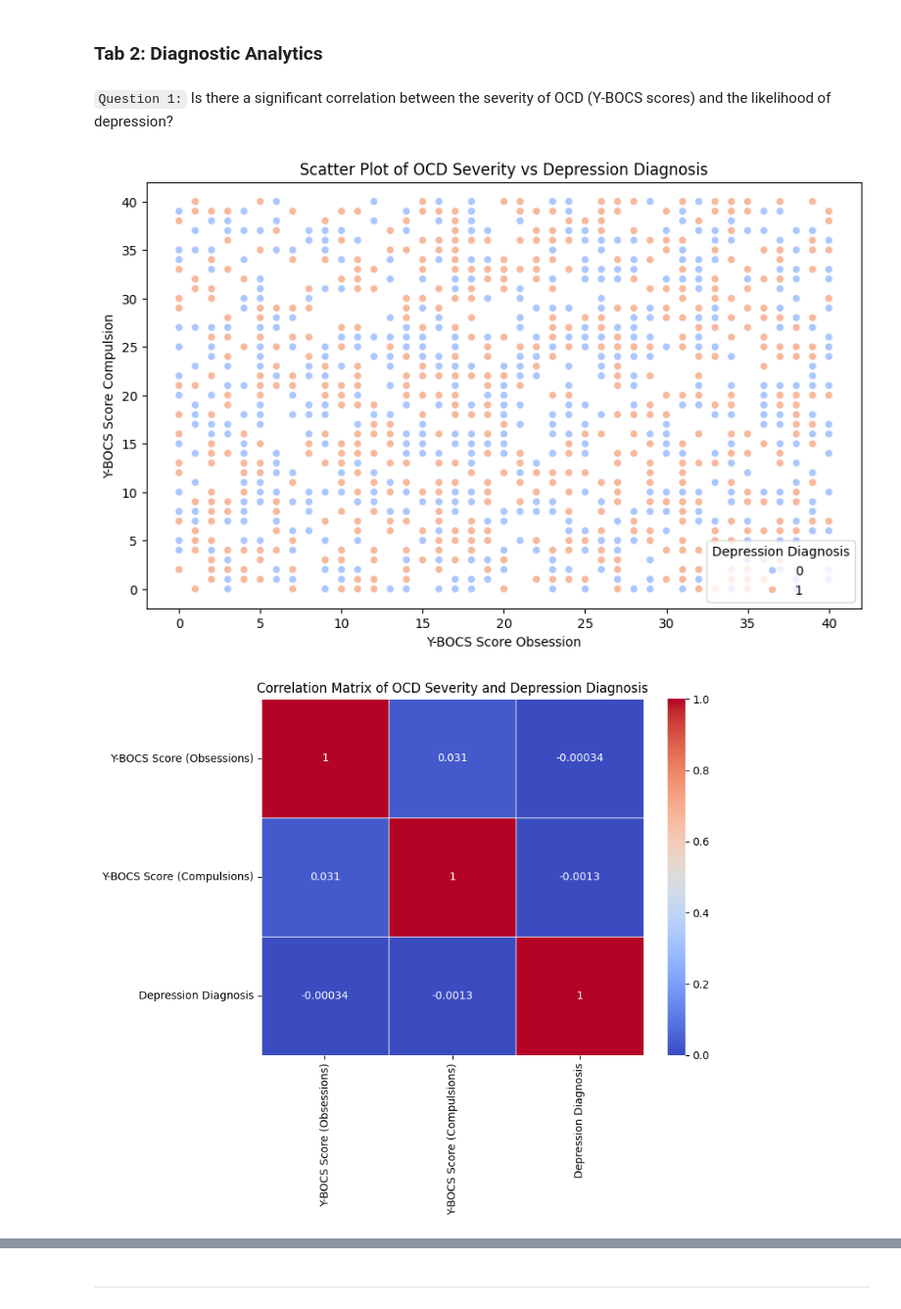
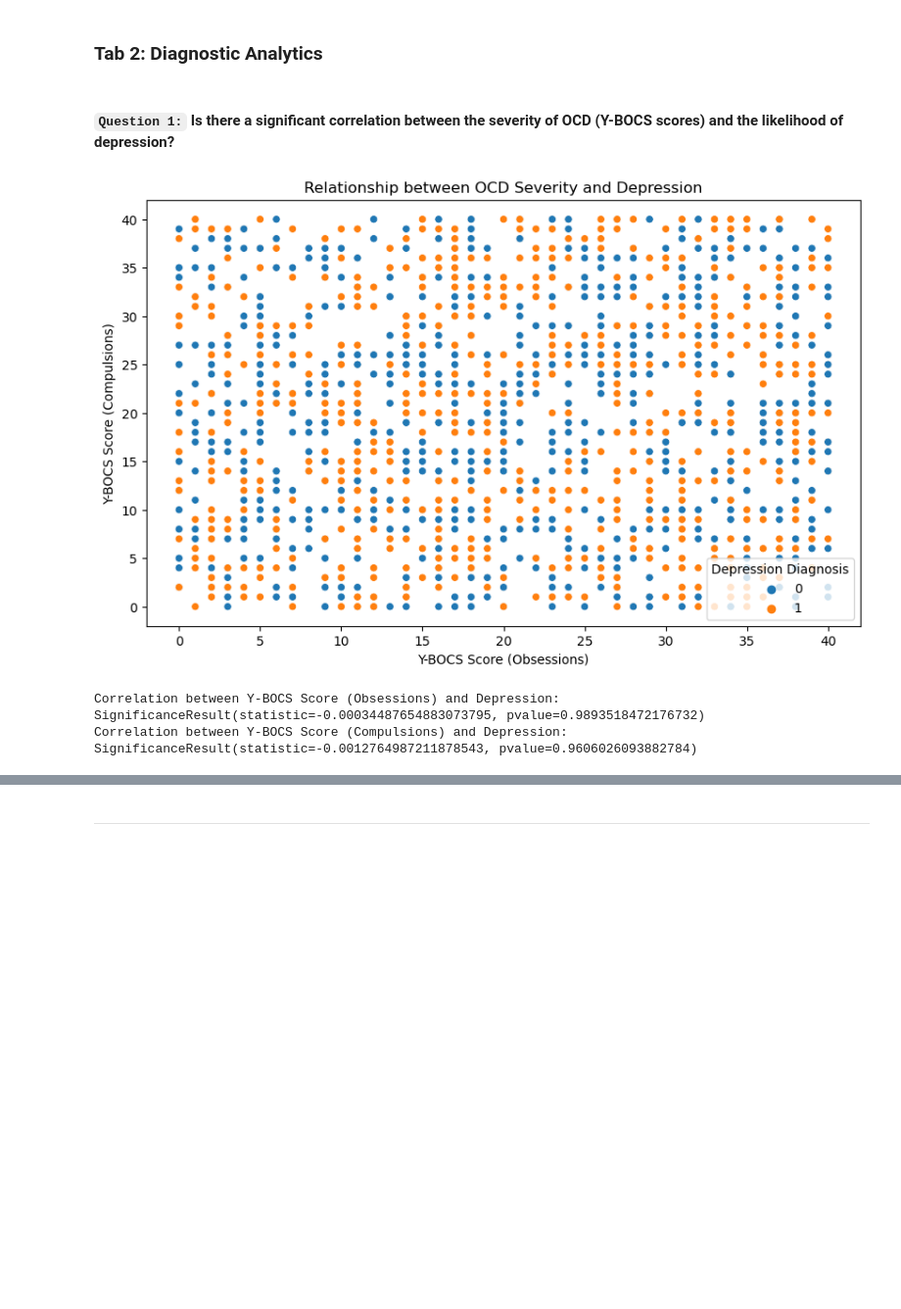
Before and after one commit to aalexakos/Depression-Detection, a Jupyter notebook: JupyterNotebookDepressionDataset.ipynb, the cells around one changed output, grey strips where cells are left out. Shown at 98% size. Saved outputs shown, nothing was run; the diff lists cells and outputs as text; code cells hidden in the pictures; blank space fills up the shorter version.

```diff
--- a/JupyterNotebookDepressionDataset.ipynb
+++ b/JupyterNotebookDepressionDataset.ipynb
@@ -160,4 +84,19 @@ from sklearn.preprocessing import OneHotEncoder
 # %%
+
+# Handle Missing Values
+df['Previous Diagnoses'].fillna('No Previous Diagnoses', inplace=True)
+df['Medications'].fillna('No Medications', inplace=True)
+
+# Drop columns which aren't needed
+df.drop(columns=["OCD Diagnosis Date"], inplace=True)
+df.drop(columns=["Patient ID"], inplace=True)
+
+# Datatype
+df['Depression Diagnosis'] = df['Depression Diagnosis'].map({'Yes': 1, 'No': 0})
+df['Family History of OCD'] = df['Family History of OCD'].map({'Yes': 1, 'No': 0})
+df['Anxiety Diagnosis'] = df['Anxiety Diagnosis'].map({'Yes': 1, 'No': 0})
+df['Gender'] = df['Gender'].map({'Male': 0, 'Female': 1})
+
 # OneHotEncode
 # Compulsion Type
 compulsion_types = df['Compulsion Type'].unique()
@@ -427,24 +358,26 @@ plt.show()
 # %% [markdown]
 ### Tab 2: Diagnostic Analytics
 # %% [markdown]
-`Question 1:` Is there a significant correlation between the severity of OCD (Y-BOCS scores) and the likelihood of depression?
+#### `Question 1:` Is there a significant correlation between the severity of OCD (Y-BOCS scores) and the likelihood of depression?
 # %%
-# Scatter plot for Y-BOCS scores (obsession and compulsion) vs depression diagnosis
+# Create a temporary DataFrame
+df_temp = df.copy()
+
+# Plot the scatter plot
 plt.figure(figsize=(10, 6))
-sns.scatterplot(x='Y-BOCS Score (Obsessions)', y='Y-BOCS Score (Compulsions)', hue='Depression Diagnosis', data=df_p, palette='coolwarm')
-plt.title("Scatter Plot of OCD Severity vs Depression Diagnosis")
-plt.xlabel("Y-BOCS Score Obsession")
-plt.ylabel("Y-BOCS Score Compulsion")
+sns.scatterplot(x='Y-BOCS Score (Obsessions)', y='Y-BOCS Score (Compulsions)', hue='Depression Diagnosis', data=df_temp)
+plt.title('Relationship between OCD Severity and Depression')
+plt.xlabel('Y-BOCS Score (Obsessions)')
+plt.ylabel('Y-BOCS Score (Compulsions)')
 plt.show()
 
-# Correlation matrix for numerical variables
-numerical_cols = ['Y-BOCS Score (Obsessions)', 'Y-BOCS Score (Compulsions)', 'Depression Diagnosis']
-corr_matrix = df_p[numerical_cols].corr()
+# Calculate the point biserial correlation coefficient
+correlation_obsessions = pointbiserialr(df_temp['Y-BOCS Score (Obsessions)'], df_temp['Depression Diagnosis'])
+correlation_compulsions = pointbiserialr(df_temp['Y-BOCS Score (Compulsions)'], df_temp['Depression Diagnosis'])
 
-plt.figure(figsize=(8, 6))
-sns.heatmap(corr_matrix, annot=True, cmap='coolwarm', linewidths=0.5)
-plt.title("Correlation Matrix of OCD Severity and Depression Diagnosis")
-plt.show()
+print(f'Correlation between Y-BOCS Score (Obsessions) and Depression: {correlation_obsessions}')
+print(f'Correlation between Y-BOCS Score (Compulsions) and Depression: {correlation_compulsions}')
 # %% [output]
-[figure, old version]
+[figure, new version]
-[figure, removed]
+Correlation between Y-BOCS Score (Obsessions) and Depression: SignificanceResult(statistic=-0.00034487654883073795, pvalue=0.9893518472176732)
+Correlation between Y-BOCS Score (Compulsions) and Depression: SignificanceResult(statistic=-0.0012764987211878543, pvalue=0.9606026093882784)
```
Also changed, not shown: parts of 44 cells of this notebook.
